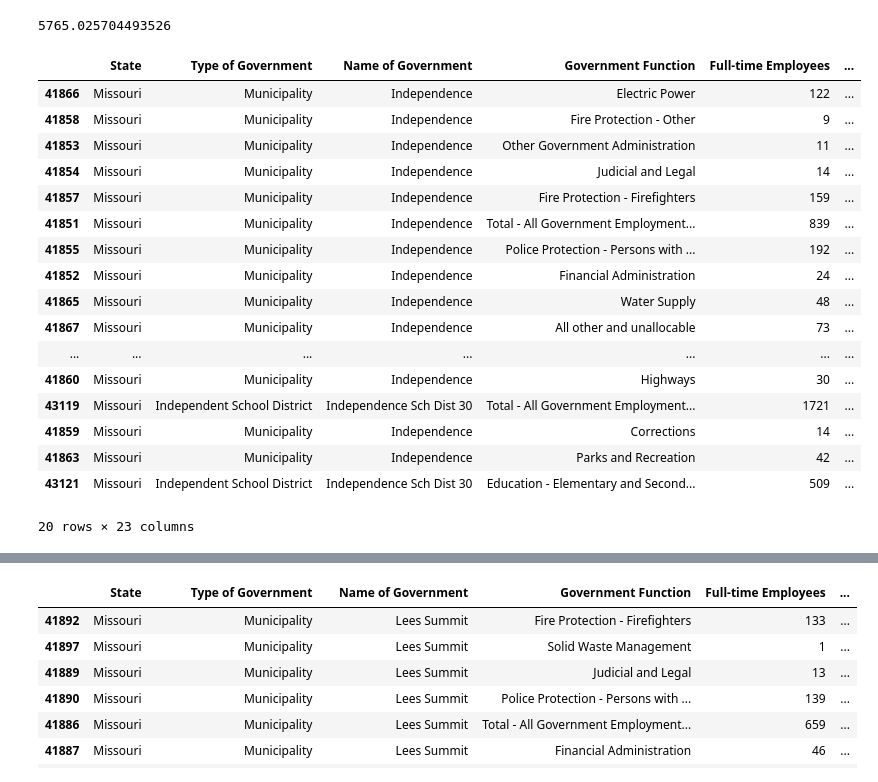
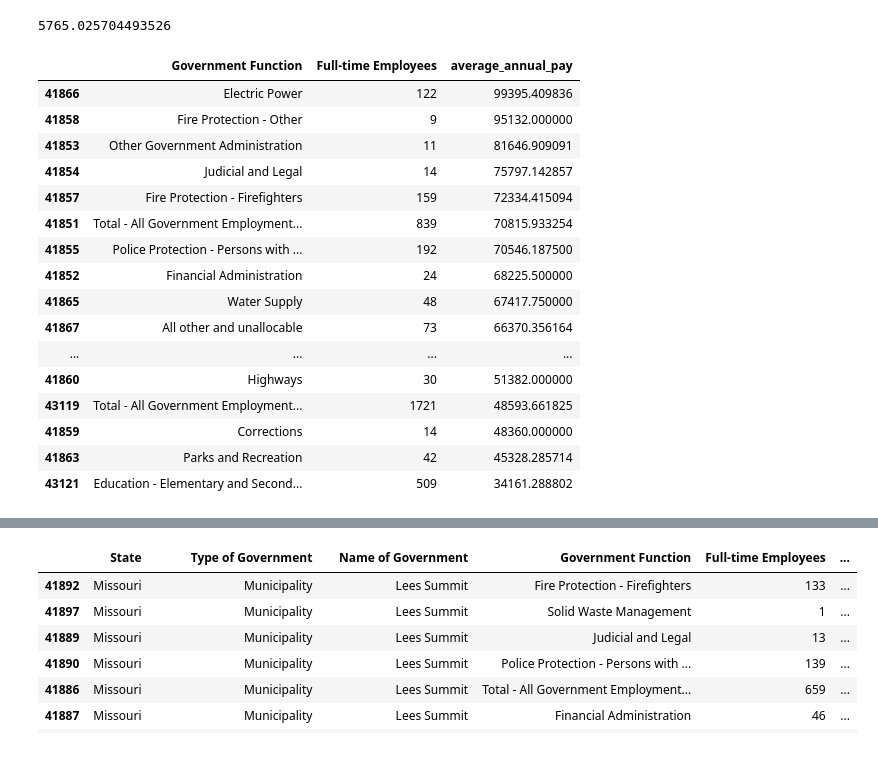
Before and after one commit to themarshallproject/arpa20220125, a Jupyter notebook: analysis/payroll_analysis.ipynb, the cells around one changed output, grey strips where cells are left out. Drawn from its saved outputs; the diff is of its cells as text; code cells hidden in the pictures.

Commit message:
work in progress on payroll data cleaning notebook

```diff
--- a/analysis/payroll_analysis.ipynb
+++ b/analysis/payroll_analysis.ipynb
@@ -38,26 +134,29 @@ df[(df["Government Function"] == "Police Protection - Persons with Power of Arre
 60555830/10504
 # %% [output]
 5765.025704493526
+# %%
+df["average_fulltime_pay"] = df["Full-time Payroll"]/df["Full-time Employees"]
+df["average_annual_pay"] = df["average_fulltime_pay"]*12
 # %%
-df[(df["State"] == "Missouri") &\
+df = df[(df["State"] == "Missouri") &\
   (df["Name of Government"].str.contains("Independence"))].sort_values("average_fulltime_pay", ascending = False)
+df[["Government Function", "Full-time Employees", "average_annual_pay"]]
 # %% [output]
-|  | State | Type of Government | Name of Government | Government Function | Full-time Employees | ... |
-| 41866 | Missouri | Municipality | Independence | Electric Power | 122 | ... |
-| 41858 | Missouri | Municipality | Independence | Fire Protection - Other | 9 | ... |
-| 41853 | Missouri | Municipality | Independence | Other Government Administration | 11 | ... |
-| 41854 | Missouri | Municipality | Independence | Judicial and Legal | 14 | ... |
-| 41857 | Missouri | Municipality | Independence | Fire Protection - Firefighters | 159 | ... |
-| 41851 | Missouri | Municipality | Independence | Total - All Government Employment... | 839 | ... |
-| 41855 | Missouri | Municipality | Independence | Police Protection - Persons with ... | 192 | ... |
-| 41852 | Missouri | Municipality | Independence | Financial Administration | 24 | ... |
-| 41865 | Missouri | Municipality | Independence | Water Supply | 48 | ... |
-| 41867 | Missouri | Municipality | Independence | All other and unallocable | 73 | ... |
-| ... | ... | ... | ... | ... | ... | ... |
-| 41860 | Missouri | Municipality | Independence | Highways | 30 | ... |
-| 43119 | Missouri | Independent School District | Independence Sch Dist 30 | Total - All Government Employment... | 1721 | ... |
-| 41859 | Missouri | Municipality | Independence | Corrections | 14 | ... |
-| 41863 | Missouri | Municipality | Independence | Parks and Recreation | 42 | ... |
-| 43121 | Missouri | Independent School District | Independence Sch Dist 30 | Education - Elementary and Second... | 509 | ... |
+|  | Government Function | Full-time Employees | average_annual_pay |
+| 41866 | Electric Power | 122 | 99395.409836 |
+| 41858 | Fire Protection - Other | 9 | 95132.000000 |
+| 41853 | Other Government Administration | 11 | 81646.909091 |
+| 41854 | Judicial and Legal | 14 | 75797.142857 |
+| 41857 | Fire Protection - Firefighters | 159 | 72334.415094 |
+| 41851 | Total - All Government Employment... | 839 | 70815.933254 |
+| 41855 | Police Protection - Persons with ... | 192 | 70546.187500 |
+| 41852 | Financial Administration | 24 | 68225.500000 |
+| 41865 | Water Supply | 48 | 67417.750000 |
+| 41867 | All other and unallocable | 73 | 66370.356164 |
+| ... | ... | ... | ... |
+| 41860 | Highways | 30 | 51382.000000 |
+| 43119 | Total - All Government Employment... | 1721 | 48593.661825 |
+| 41859 | Corrections | 14 | 48360.000000 |
+| 41863 | Parks and Recreation | 42 | 45328.285714 |
+| 43121 | Education - Elementary and Second... | 509 | 34161.288802 |
-20 rows × 23 columns
 # %%
```
Also changed, not shown: parts of 18 cells of this notebook, 8 other files.
